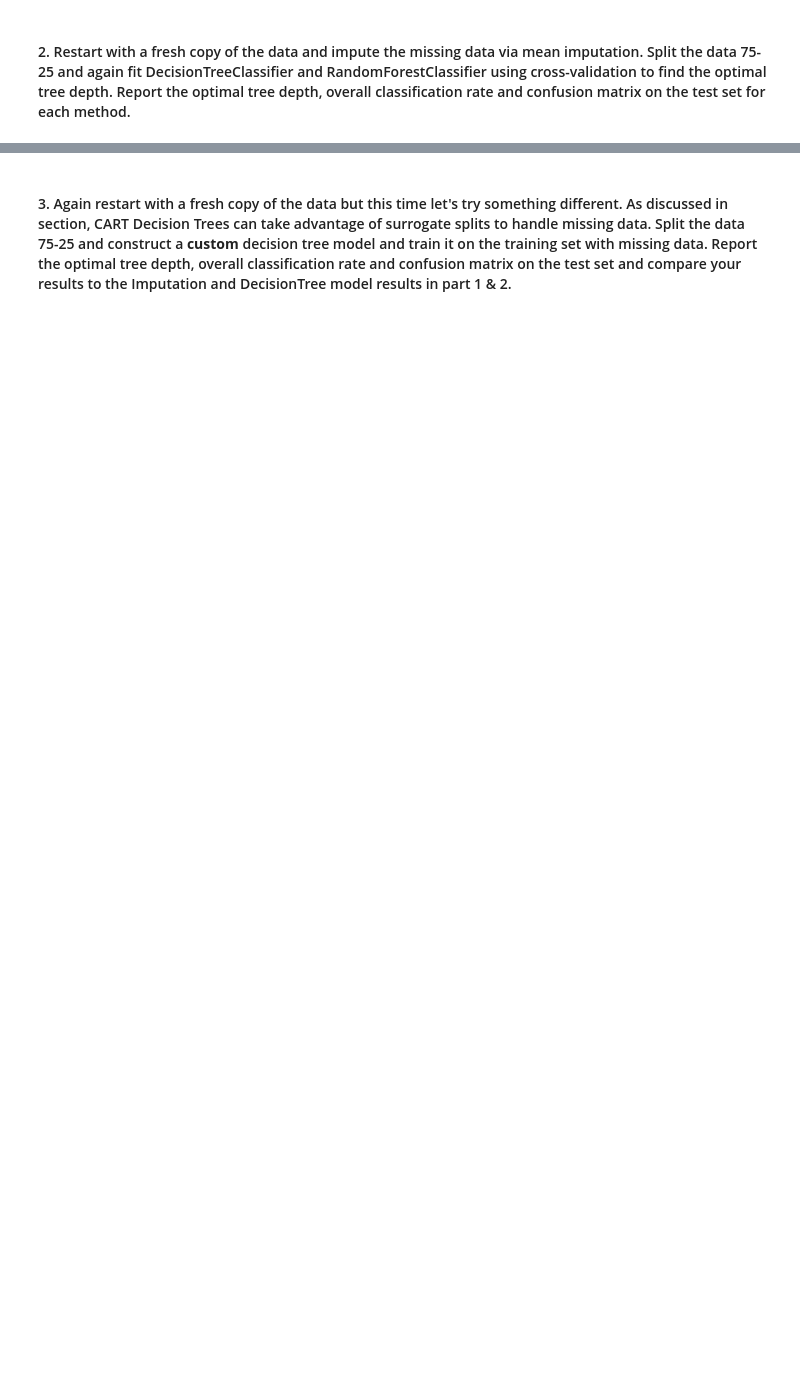
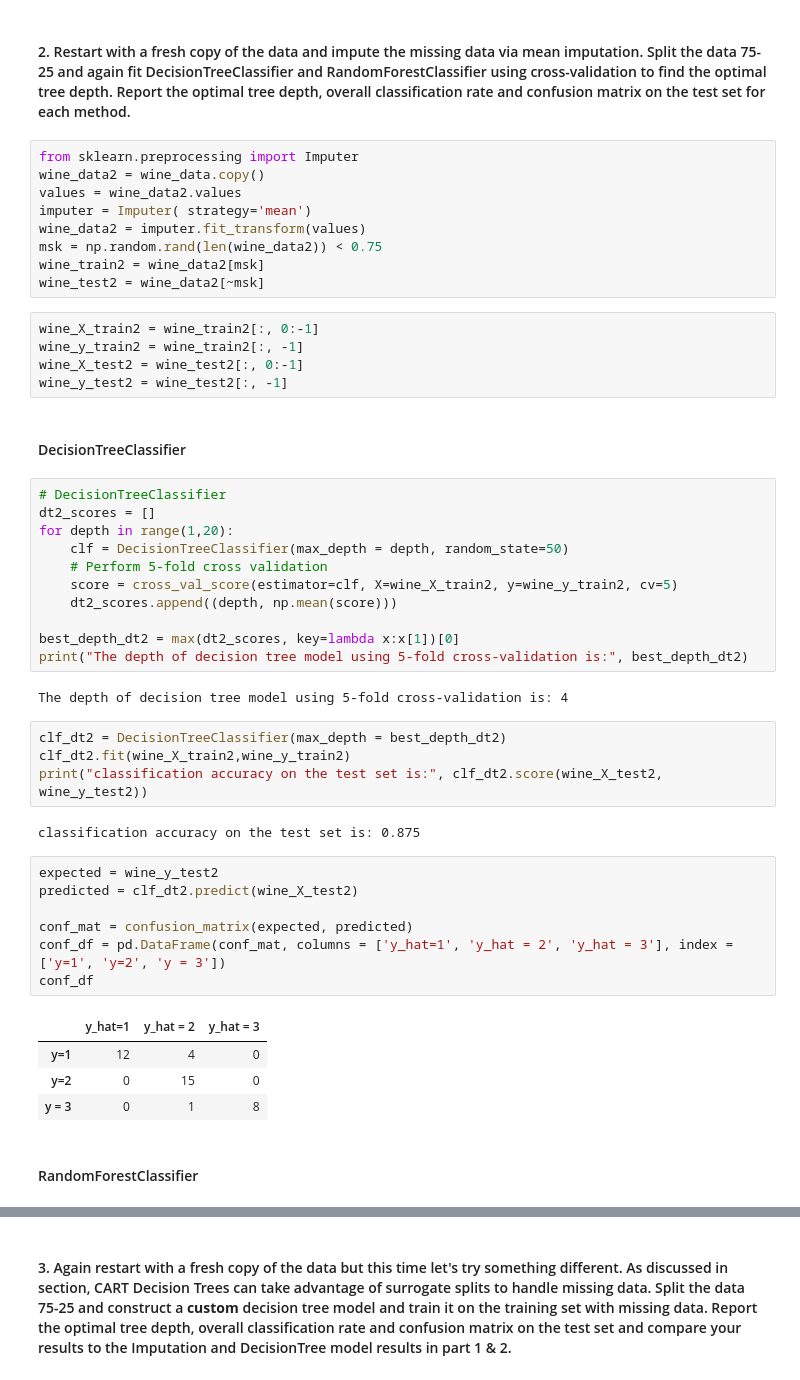
Before and after one commit to syj19950301/Data_Science_1, a Jupyter notebook: cs109a_hw8_submission.ipynb, the cells around one changed output, grey strips where cells are left out. Drawn from its saved outputs; the diff is of its cells as text; blank space fills up the shorter version.

```diff
--- a/cs109a_hw8_submission.ipynb
+++ b/cs109a_hw8_submission.ipynb
@@ -769,2 +852,51 @@ wine_X_train, wine_X_test, wine_y_train, wine_y_test = train_test_split(wine_X,
 # %% [markdown]
 #### 2. Restart with a fresh copy of the data and impute the missing data via mean imputation.  Split the data 75-25 and again fit DecisionTreeClassifier and RandomForestClassifier using cross-validation to find the optimal tree depth.  Report the optimal tree depth, overall classification rate and confusion matrix on the test set for each method.
+# %%
+from sklearn.preprocessing import Imputer
+wine_data2 = wine_data.copy()
+values = wine_data2.values
+imputer = Imputer( strategy='mean')
+wine_data2 = imputer.fit_transform(values)
+msk = np.random.rand(len(wine_data2)) < 0.75
+wine_train2 = wine_data2[msk]
+wine_test2 = wine_data2[~msk]
+# %%
+wine_X_train2 = wine_train2[:, 0:-1]
+wine_y_train2 = wine_train2[:, -1]
+wine_X_test2 = wine_test2[:, 0:-1]
+wine_y_test2 = wine_test2[:, -1]
+# %% [markdown]
+#### DecisionTreeClassifier
+# %%
+# DecisionTreeClassifier
+dt2_scores = []
+for depth in range(1,20):
+    clf = DecisionTreeClassifier(max_depth = depth, random_state=50)
+    # Perform 5-fold cross validation
+    score = cross_val_score(estimator=clf, X=wine_X_train2, y=wine_y_train2, cv=5)
+    dt2_scores.append((depth, np.mean(score)))
+
+best_depth_dt2 = max(dt2_scores, key=lambda x:x[1])[0]
+print("The depth of decision tree model using 5-fold cross-validation is:", best_depth_dt2)
+# %% [output]
+The depth of decision tree model using 5-fold cross-validation is: 4
+# %%
+clf_dt2 = DecisionTreeClassifier(max_depth = best_depth_dt2)
+clf_dt2.fit(wine_X_train2,wine_y_train2)
+print("classification accuracy on the test set is:", clf_dt2.score(wine_X_test2, wine_y_test2))
+# %% [output]
+classification accuracy on the test set is: 0.875
+# %%
+expected = wine_y_test2
+predicted = clf_dt2.predict(wine_X_test2)
+
+conf_mat = confusion_matrix(expected, predicted)
+conf_df = pd.DataFrame(conf_mat, columns = ['y_hat=1', 'y_hat = 2', 'y_hat = 3'], index = ['y=1', 'y=2', 'y = 3'])
+conf_df
+# %% [output]
+|  | y_hat=1 | y_hat = 2 | y_hat = 3 |
+| y=1 | 12 | 4 | 0 |
+| y=2 | 0 | 15 | 0 |
+| y = 3 | 0 | 1 | 8 |
+# %% [markdown]
+#### RandomForestClassifier
```
Also changed, not shown: parts of 18 cells of this notebook.
